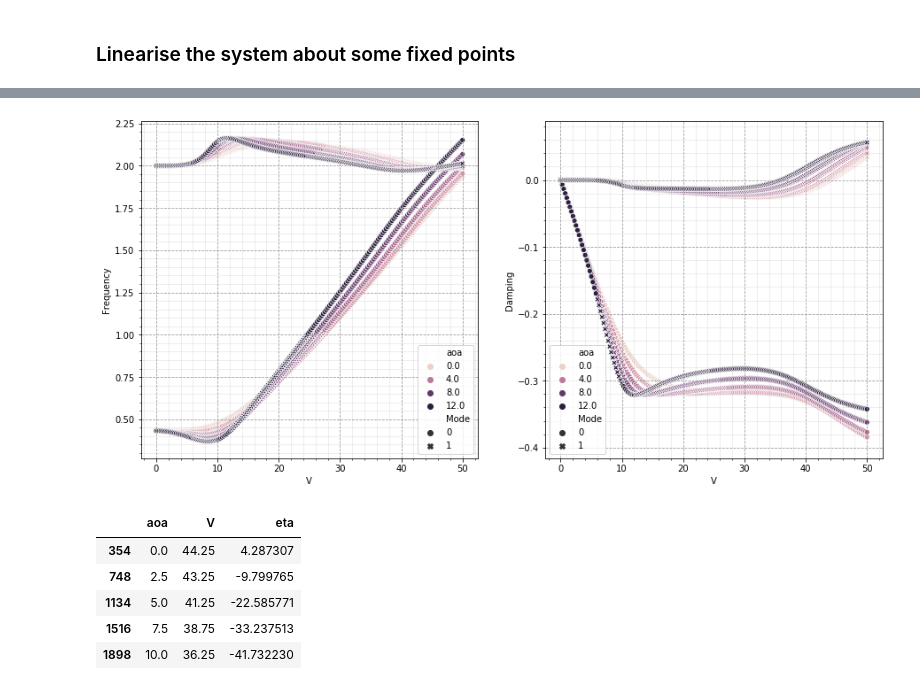
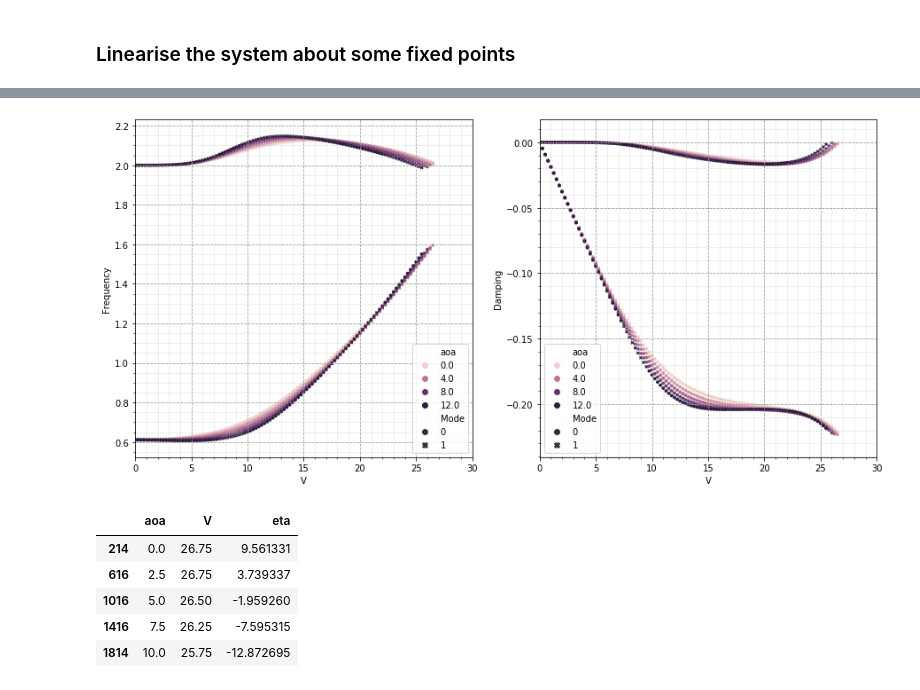
Before and after one commit to fh9g12/FwtModels, a Jupyter notebook: Workbooks/4_NLP-VS_aero_forces/5_SplitGravityIntoAExternalForce.ipynb, the cells around one changed output, grey strips where cells are left out. Cells and saved outputs as stored; diff of their text form; code cells hidden in the pictures.

```diff
--- a/Workbooks/4_NLP-VS_aero_forces/5_SplitGravityIntoAExternalForce.ipynb
+++ b/Workbooks/4_NLP-VS_aero_forces/5_SplitGravityIntoAExternalForce.ipynb
@@ -24,7 +24,7 @@ me.mechanics_printing()
 # %%
 # create instance of a simplified model parameters
 p = dof2.Simplified2DofModel(inner_freq=2,inner_mass=4,mass_ratio=4)
-p.g.value = 9.81*0.5
+p.g.value = 9.81
 
 # potential Energy
 half = sym.Rational(1,2)
@@ -47,6 +47,8 @@ CompositeForce = ams.CompositeForce([GravityForces,AeroForces])
 
 # create instance of the model
 sM = dof2.SymbolicModel(U,[mw,m],p,ExtForces = CompositeForce)
+
+p.Lambda.value = np.deg2rad(25)
 # %% [markdown]
 ### Determine the fixed points of this system
 # %%
@@ -131,19 +133,19 @@ flutdfv2
 # %%
 #data = flutdf[(flutdf['aoa']==5) & (flutdf['Damping']<0)]
 data = flutdfv2[(flutdfv2['Stable'])]
-data = flutdfv2
+#data = flutdfv2
 fig, axes = plt.subplots(1,2,figsize=(15,7))
 
 
-sns.scatterplot(data=data,x='V',y='Frequency',hue='aoa',style='Mode',ax=axes[0])
-sns.scatterplot(data=data,x='V',y='Damping',hue='aoa',style='Mode',ax=axes[1])
+sns.scatterplot(data=data,x='V',y='Frequency',hue='aoa',style='Mode',ax=axes[0],s=15,edgecolor = 'none')
+sns.scatterplot(data=data,x='V',y='Damping',hue='aoa',style='Mode',ax=axes[1],s=15,edgecolor = 'none')
 for i in [0,1]:
-    #axes[i].set(xlim=(0,80))
+    axes[i].set(xlim=(0,30))
     axes[i].grid(b=True, which='major', color='#999999', linestyle='--')
     axes[i].minorticks_on()
     axes[i].grid(b=True, which='minor', color='#999999', linestyle='-', alpha=0.2)
 # %% [output]
-[figure, old version]
+[figure, new version]
 # %%
 # get info for the first unstable point for each AoA
 
@@ -159,8 +161,8 @@ res['eta'] = res.apply(lambda row: np.rad2deg(row.lp[0]),axis=1)
 res[['aoa','V','eta']]
 # %% [output]
 |  | aoa | V | eta |
-| 354 | 0.0 | 44.25 | 4.287307 |
-| 748 | 2.5 | 43.25 | -9.799765 |
-| 1134 | 5.0 | 41.25 | -22.585771 |
-| 1516 | 7.5 | 38.75 | -33.237513 |
-| 1898 | 10.0 | 36.25 | -41.732230 |
+| 214 | 0.0 | 26.75 | 9.561331 |
+| 616 | 2.5 | 26.75 | 3.739337 |
+| 1016 | 5.0 | 26.50 | -1.959260 |
+| 1416 | 7.5 | 26.25 | -7.595315 |
+| 1814 | 10.0 | 25.75 | -12.872695 |
```
Also changed, not shown: parts of 2 cells of this notebook, 13 other files.
